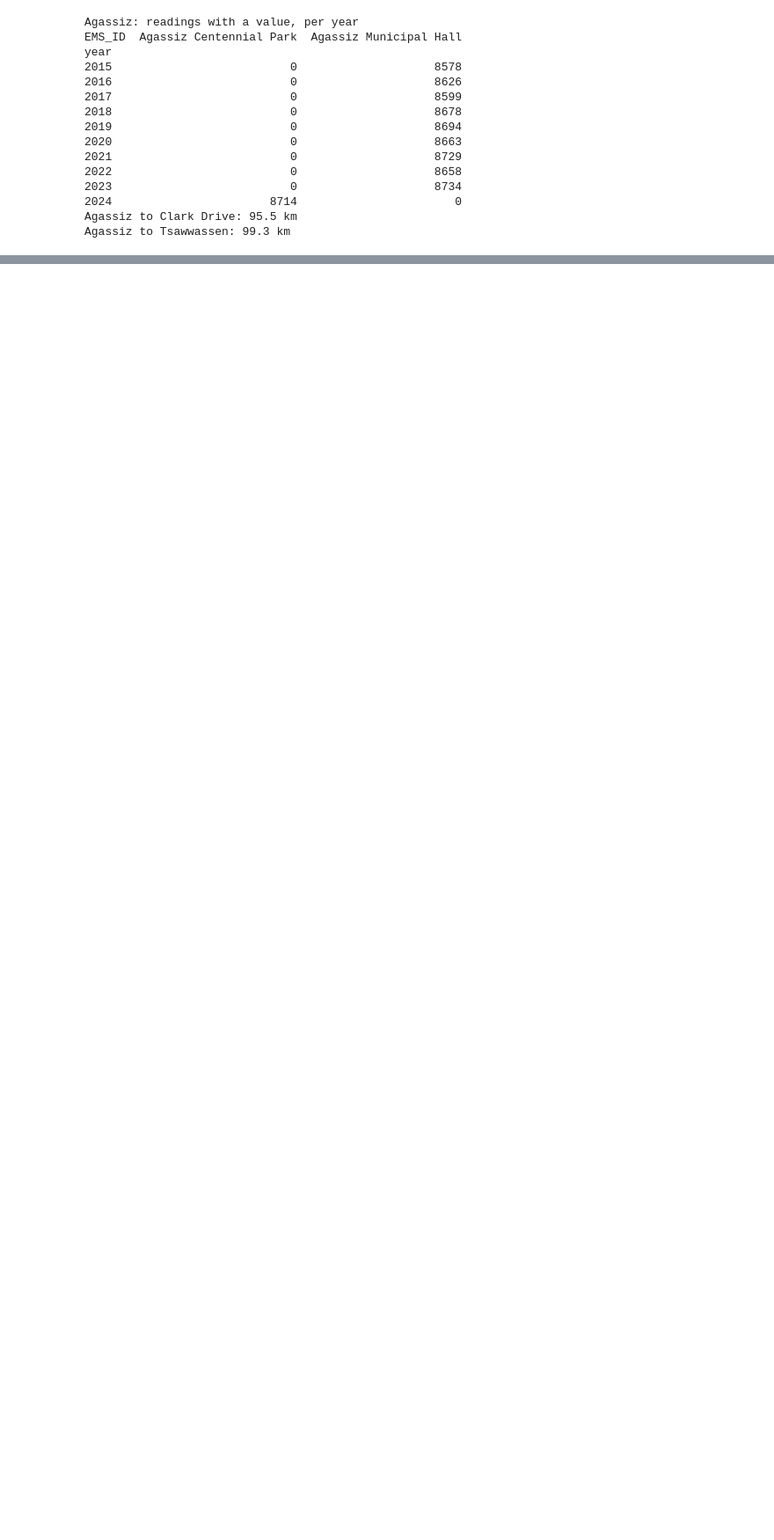
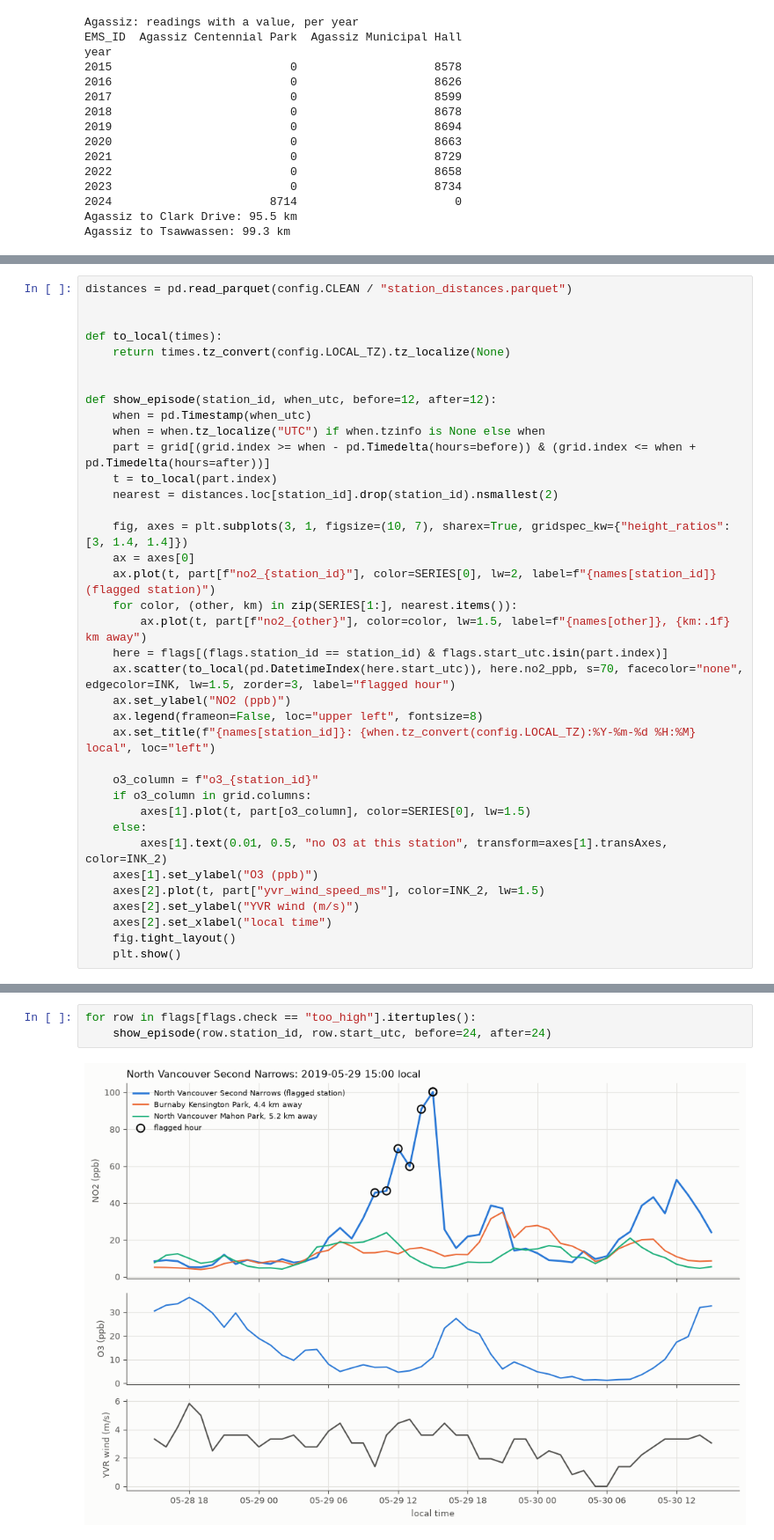
Before and after one commit to royyg77/vancouver-no2-forecasting, a Jupyter notebook: notebooks/00_data_checks.ipynb, the cells around one changed output, grey strips where cells are left out. Shown at 88% size. Drawn from its saved outputs; the diff is of its cells as text; blank space fills up the shorter version.

```diff
--- a/notebooks/00_data_checks.ipynb
+++ b/notebooks/00_data_checks.ipynb
@@ -484,0 +623,37 @@ Agassiz to Tsawwassen: 99.3 km
+# %%
+distances = pd.read_parquet(config.CLEAN / "station_distances.parquet")
+
+
+def to_local(times):
+    return times.tz_convert(config.LOCAL_TZ).tz_localize(None)
+
+
+def show_episode(station_id, when_utc, before=12, after=12):
+    when = pd.Timestamp(when_utc)
+    when = when.tz_localize("UTC") if when.tzinfo is None else when
+    part = grid[(grid.index >= when - pd.Timedelta(hours=before)) & (grid.index <= when + pd.Timedelta(hours=after))]
+    t = to_local(part.index)
+    nearest = distances.loc[station_id].drop(station_id).nsmallest(2)
+
+    fig, axes = plt.subplots(3, 1, figsize=(10, 7), sharex=True, gridspec_kw={"height_ratios": [3, 1.4, 1.4]})
+    ax = axes[0]
+    ax.plot(t, part[f"no2_{station_id}"], color=SERIES[0], lw=2, label=f"{names[station_id]} (flagged station)")
+    for color, (other, km) in zip(SERIES[1:], nearest.items()):
+        ax.plot(t, part[f"no2_{other}"], color=color, lw=1.5, label=f"{names[other]}, {km:.1f} km away")
+    here = flags[(flags.station_id == station_id) & flags.start_utc.isin(part.index)]
+    ax.scatter(to_local(pd.DatetimeIndex(here.start_utc)), here.no2_ppb, s=70, facecolor="none", edgecolor=INK, lw=1.5, zorder=3, label="flagged hour")
+    ax.set_ylabel("NO2 (ppb)")
+    ax.legend(frameon=False, loc="upper left", fontsize=8)
+    ax.set_title(f"{names[station_id]}: {when.tz_convert(config.LOCAL_TZ):%Y-%m-%d %H:%M} local", loc="left")
+
+    o3_column = f"o3_{station_id}"
+    if o3_column in grid.columns:
+        axes[1].plot(t, part[o3_column], color=SERIES[0], lw=1.5)
+    else:
+        axes[1].text(0.01, 0.5, "no O3 at this station", transform=axes[1].transAxes, color=INK_2)
+    axes[1].set_ylabel("O3 (ppb)")
+    axes[2].plot(t, part["yvr_wind_speed_ms"], color=INK_2, lw=1.5)
+    axes[2].set_ylabel("YVR wind (m/s)")
+    axes[2].set_xlabel("local time")
+    fig.tight_layout()
+    plt.show()
@@ -484,0 +664,5 @@ Agassiz to Tsawwassen: 99.3 km
+# %%
+for row in flags[flags.check == "too_high"].itertuples():
+    show_episode(row.station_id, row.start_utc, before=24, after=24)
+# %% [output]
+[figure, added]
```
Also changed, not shown: parts of 16 cells of this notebook.
